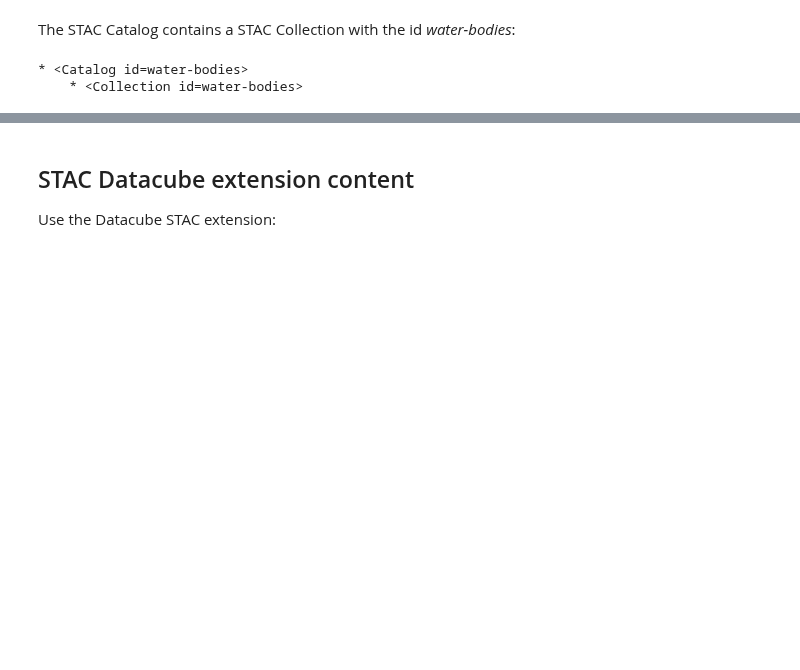
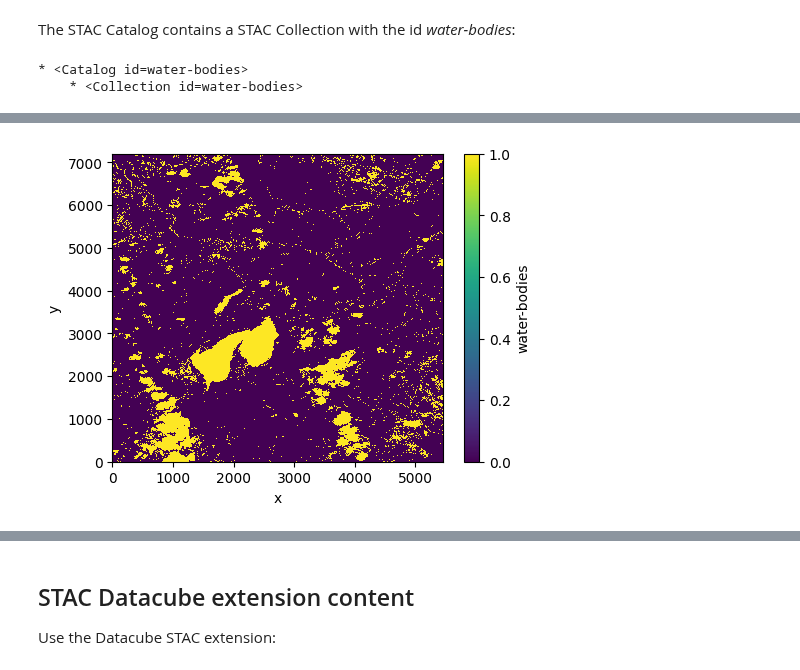
Before and after one commit to eoap/zarr-cloud-native-format, a Jupyter notebook: practice-labs/3-Exploitation/1-Exploitation.ipynb, the cells around one changed output, grey strips where cells are left out. Saved outputs shown, nothing was run; the diff lists cells and outputs as text; code cells hidden in the pictures; blank space fills up the shorter version.

Commit message:
updates in practice labs and BP stac zarr refinements

```diff
--- a/practice-labs/3-Exploitation/1-Exploitation.ipynb
+++ b/practice-labs/3-Exploitation/1-Exploitation.ipynb
@@ -59,0 +246,7 @@ collection = cat.get_child("water-bodies")
+# %%
+measurements: Asset = collection.get_assets()["measurements"]
+
+water_bodies = xr.open_zarr(measurements.get_absolute_href(), consolidated=False)[
+        "water-bodies"
+    ]
+water_bodies
@@ -59,0 +272,11 @@ collection = cat.get_child("water-bodies")
+# %%
+_ = (
+    water_bodies.isel(time=0)
+    .plot.imshow(
+        size=4,
+        vmin=0,
+        vmax=1,
+    )
+)
+# %% [output]
+[figure, added]
```
Also changed, not shown: parts of 28 cells of this notebook, 7 other files.
